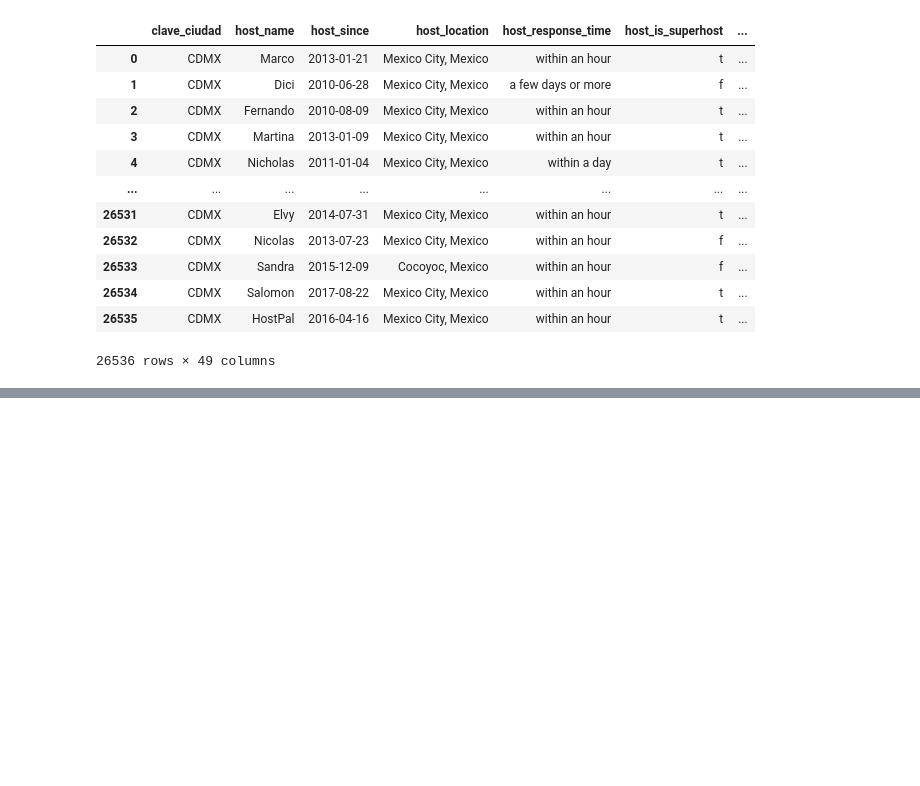
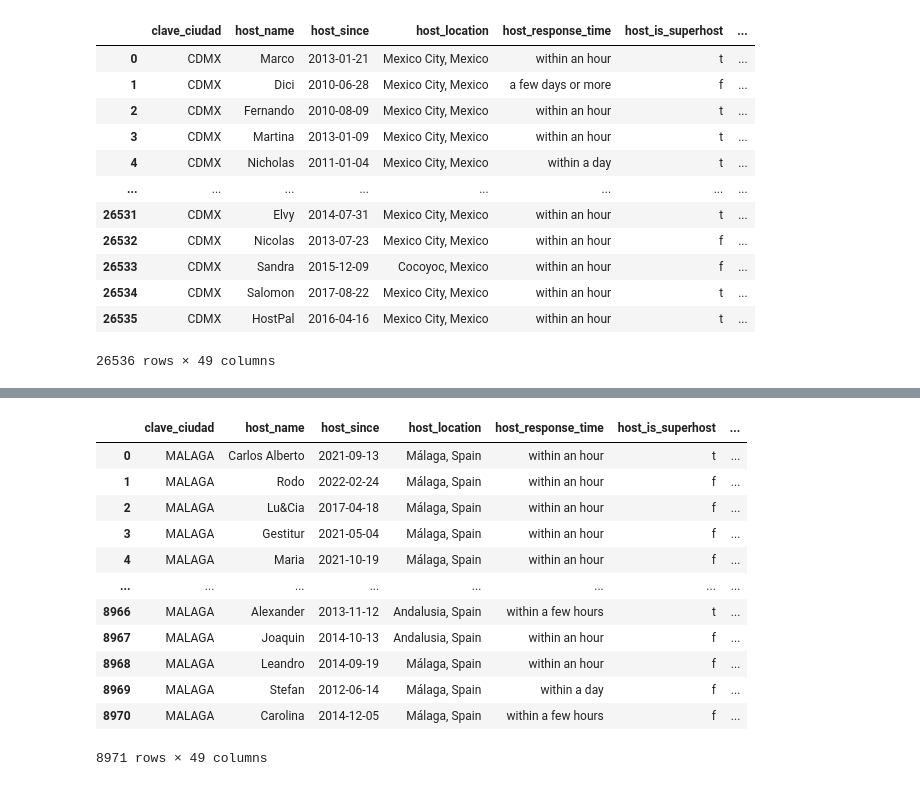
Before and after one commit to cesarrivera52/Concentracion2, a Jupyter notebook: Actividad_Regresion/procesamiento_datos.ipynb, the cells around one changed output, grey strips where cells are left out. Saved outputs shown, nothing was run; the diff lists cells and outputs as text; code cells hidden in the pictures; blank space fills up the shorter version.

```diff
--- a/Actividad_Regresion/procesamiento_datos.ipynb
+++ b/Actividad_Regresion/procesamiento_datos.ipynb
@@ -84,0 +94,35 @@ Name: price, Length: 8971, dtype: object
+# %%
+data_MALAGA=pd.read_csv('MALAGA.csv')
+data_MALAGA.drop(columns='Unnamed: 0',inplace=True)
+data_MALAGA['price']=data_MALAGA['price'].str.replace('$','').str.replace(',','').astype(float)*1.10
+data_MALAGA['clave_ciudad']=['MALAGA' for i in range(data_MALAGA.shape[0])]
+data_MALAGA.reindex(columns=['clave_ciudad','host_name', 'host_since', 'host_location', 'host_response_time',
+       'host_is_superhost', 'host_neighbourhood', 'host_verifications',
+       'host_has_profile_pic', 'host_identity_verified', 'neighbourhood',
+       'neighbourhood_cleansed', 'property_type', 'room_type',
+       'has_availability', 'instant_bookable', 'id', 'host_id',
+       'host_response_rate', 'host_acceptance_rate', 'host_listings_count',
+       'host_total_listings_count', 'latitude', 'longitude', 'accommodates',
+       'bathrooms', 'bedrooms', 'beds', 'price', 'minimum_nights',
+       'maximum_nights', 'maximum_maximum_nights', 'minimum_nights_avg_ntm',
+       'maximum_nights_avg_ntm', 'availability_30', 'availability_60',
+       'availability_90', 'availability_365', 'number_of_reviews',
+       'number_of_reviews_ltm', 'review_scores_rating',
+       'review_scores_accuracy', 'review_scores_cleanliness',
+       'review_scores_checkin', 'review_scores_communication',
+       'review_scores_location', 'review_scores_value',
+       'calculated_host_listings_count', 'reviews_per_month'])
+# %% [output]
+|  | clave_ciudad | host_name | host_since | host_location | host_response_time | host_is_superhost | ... |
+| 0 | MALAGA | Carlos Alberto | 2021-09-13 | Málaga, Spain | within an hour | t | ... |
+| 1 | MALAGA | Rodo | 2022-02-24 | Málaga, Spain | within an hour | f | ... |
+| 2 | MALAGA | Lu&Cia | 2017-04-18 | Málaga, Spain | within an hour | f | ... |
+| 3 | MALAGA | Gestitur | 2021-05-04 | Málaga, Spain | within an hour | f | ... |
+| 4 | MALAGA | Maria | 2021-10-19 | Málaga, Spain | within an hour | f | ... |
+| ... | ... | ... | ... | ... | ... | ... | ... |
+| 8966 | MALAGA | Alexander | 2013-11-12 | Andalusia, Spain | within a few hours | t | ... |
+| 8967 | MALAGA | Joaquin | 2014-10-13 | Andalusia, Spain | within an hour | f | ... |
+| 8968 | MALAGA | Leandro | 2014-09-19 | Málaga, Spain | within an hour | f | ... |
+| 8969 | MALAGA | Stefan | 2012-06-14 | Málaga, Spain | within a day | f | ... |
+| 8970 | MALAGA | Carolina | 2014-12-05 | Málaga, Spain | within a few hours | f | ... |
+8971 rows × 49 columns
```
Also changed, not shown: parts of 7 cells of this notebook, 2 other files.
